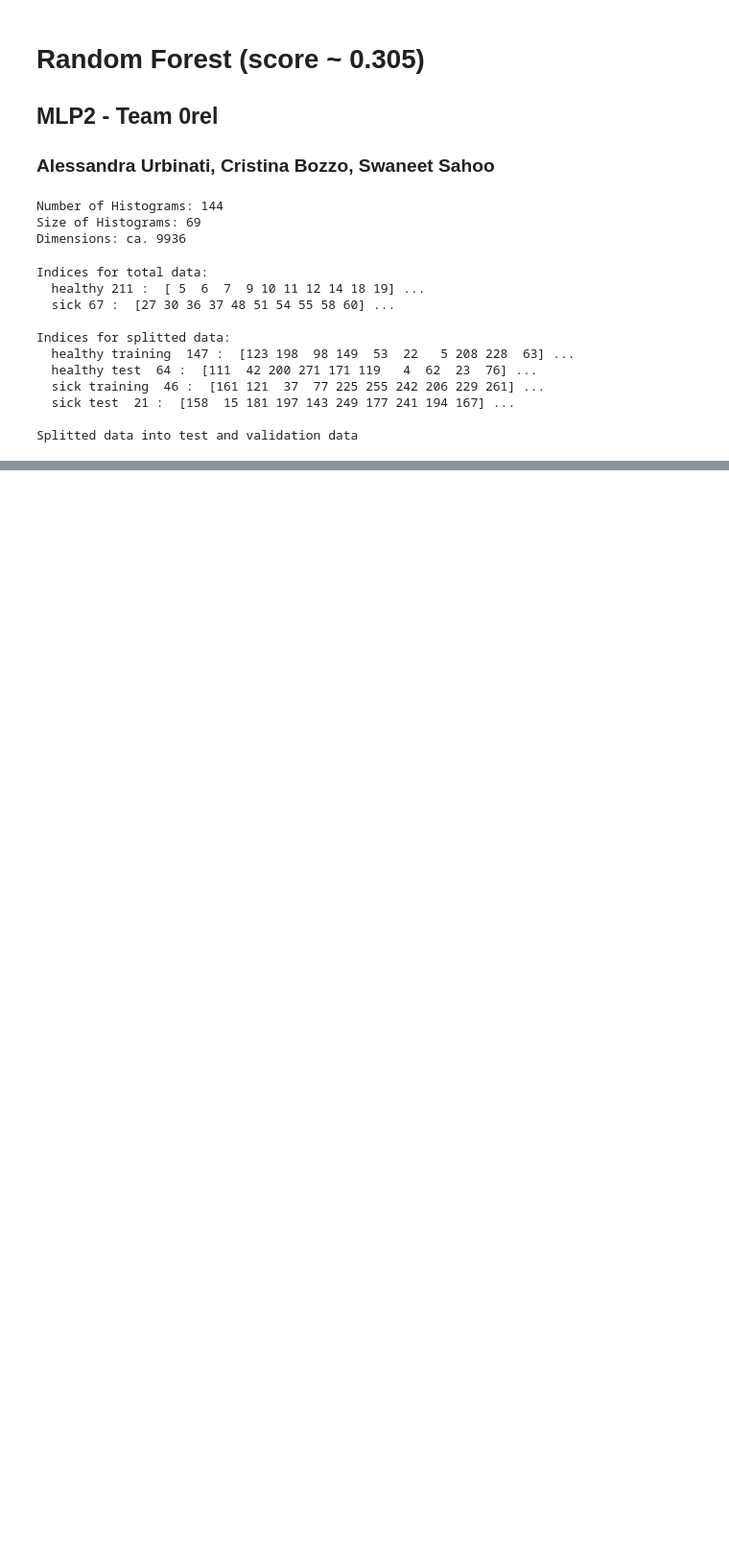
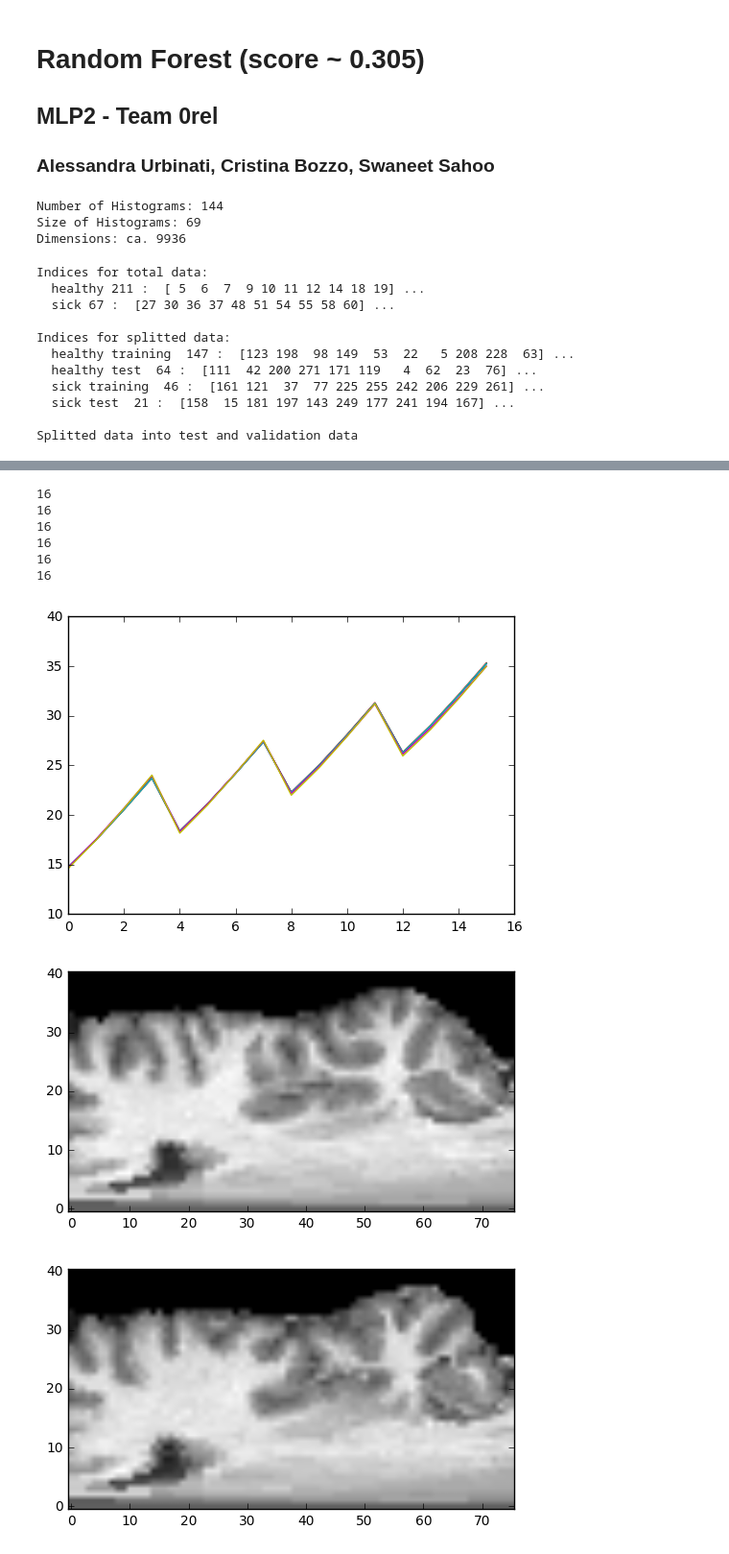
Before and after one commit to GollyTicker/orel-ml, a Jupyter notebook: RandomForest-Final-0.305.ipynb, the cells around one changed output, grey strips where cells are left out. Shown at 96% size. Drawn from its saved outputs; the diff is of its cells as text; code cells hidden in the pictures; blank space fills up the shorter version.

```diff
--- a/RandomForest-Final-0.305.ipynb
+++ b/RandomForest-Final-0.305.ipynb
@@ -273 +273,23 @@ Saved age diagrams as output/70_split_validated_RandomForest_histMin0_histMax144
 Variables available in 'result'
+# %%
+from skimage.measure import moments
+for theta in [0,5,10,15,30,40]:
+  cut = xSpherical[0,:,:,theta]
+  m = moments(cut,order=3).ravel()
+  plt.plot(np.log(m))
+plt.show()
+
+for theta in [0,5,10,15,30,45]:
+  cut = xSpherical[0,:,:,theta]
+  plt.imshow(cut, cmap="gray", origin="lower")
+  plt.show()
+# %% [output]
+16
+16
+16
+16
+16
+16
+[figure, added]
+[figure, added]
+[figure, added]
```
Also changed, not shown: parts of 3 cells of this notebook, 7 other files.
